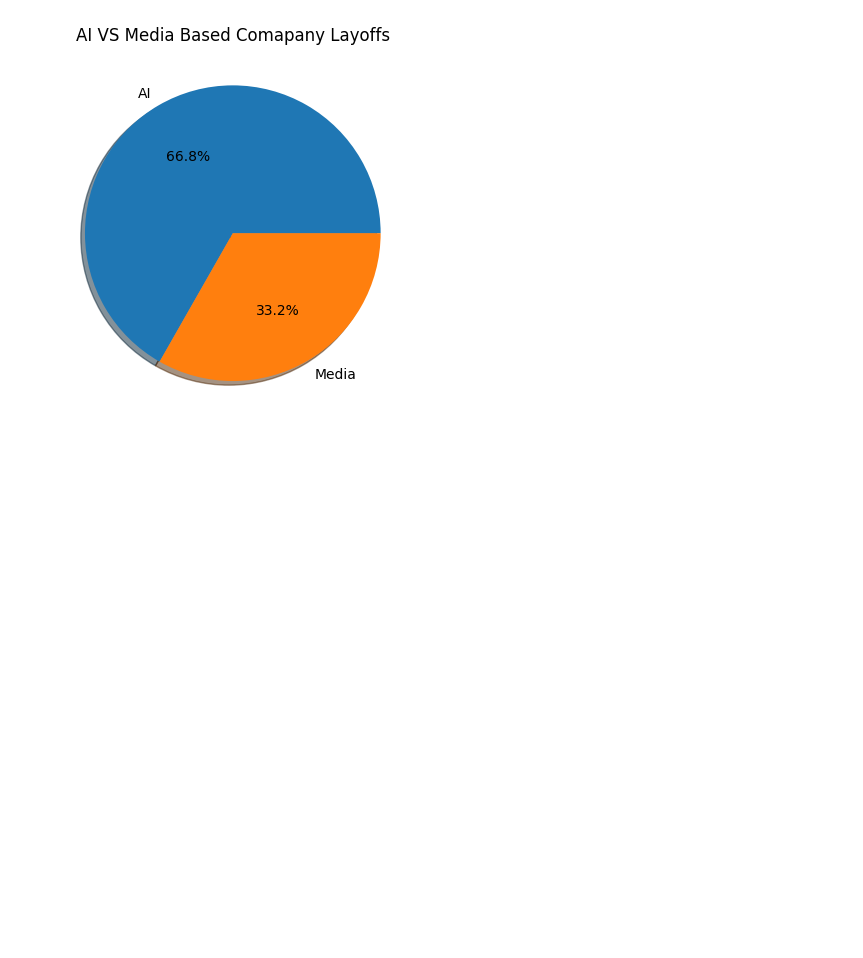
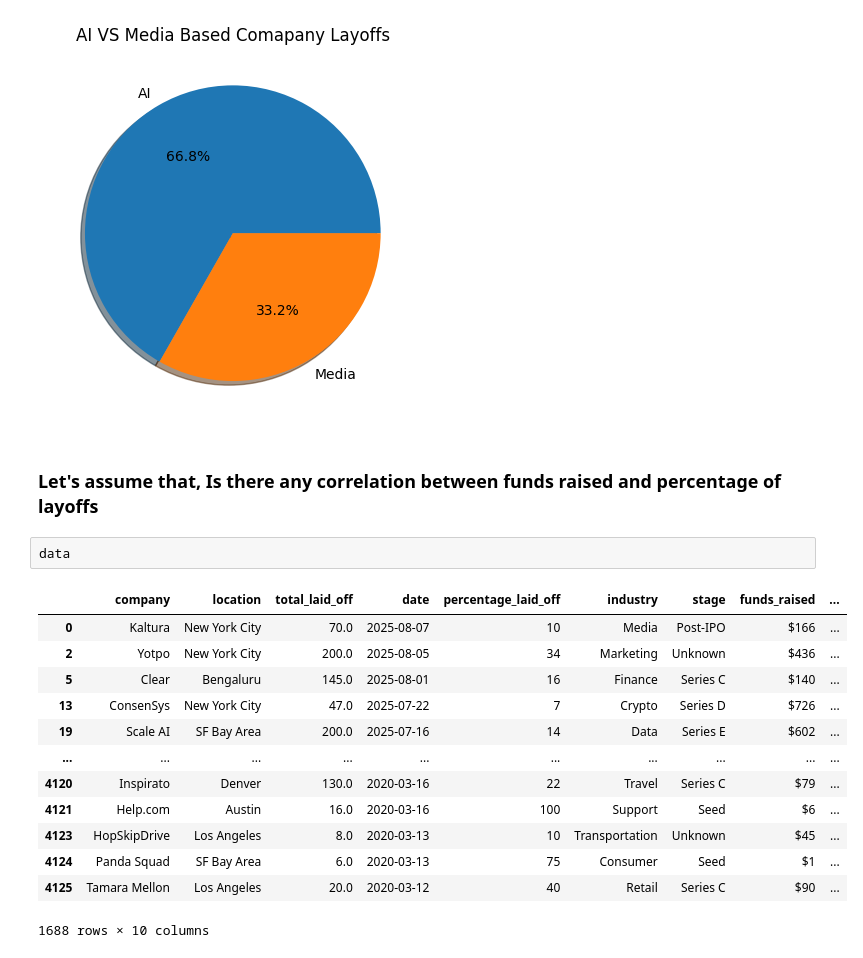
Before and after one commit to neerajcodes888/Recent-Layoffs-Case-Study, a Jupyter notebook: study.ipynb, the cells around one changed output. Saved outputs shown, nothing was run; the diff lists cells and outputs as text; blank space fills up the shorter version.

```diff
--- a/study.ipynb
+++ b/study.ipynb
@@ -762,3 +764,21 @@ plt.title('AI VS Media Based Comapany Layoffs')
 plt.show()
 # %% [output]
 [figure]
+# %% [markdown]
+### Let's assume that, Is there any correlation between funds raised and percentage of layoffs
+# %%
+data
+# %% [output]
+|  | company | location | total_laid_off | date | percentage_laid_off | industry | stage | funds_raised | ... |
+| 0 | Kaltura | New York City | 70.0 | 2025-08-07 | 10 | Media | Post-IPO | $166 | ... |
+| 2 | Yotpo | New York City | 200.0 | 2025-08-05 | 34 | Marketing | Unknown | $436 | ... |
+| 5 | Clear | Bengaluru | 145.0 | 2025-08-01 | 16 | Finance | Series C | $140 | ... |
+| 13 | ConsenSys | New York City | 47.0 | 2025-07-22 | 7 | Crypto | Series D | $726 | ... |
+| 19 | Scale AI | SF Bay Area | 200.0 | 2025-07-16 | 14 | Data | Series E | $602 | ... |
+| ... | ... | ... | ... | ... | ... | ... | ... | ... | ... |
+| 4120 | Inspirato | Denver | 130.0 | 2020-03-16 | 22 | Travel | Series C | $79 | ... |
+| 4121 | Help.com | Austin | 16.0 | 2020-03-16 | 100 | Support | Seed | $6 | ... |
+| 4123 | HopSkipDrive | Los Angeles | 8.0 | 2020-03-13 | 10 | Transportation | Unknown | $45 | ... |
+| 4124 | Panda Squad | SF Bay Area | 6.0 | 2020-03-13 | 75 | Consumer | Seed | $1 | ... |
+| 4125 | Tamara Mellon | Los Angeles | 20.0 | 2020-03-12 | 40 | Retail | Series C | $90 | ... |
+1688 rows × 10 columns
```
Also changed, not shown: parts of 1 cell of this notebook.
